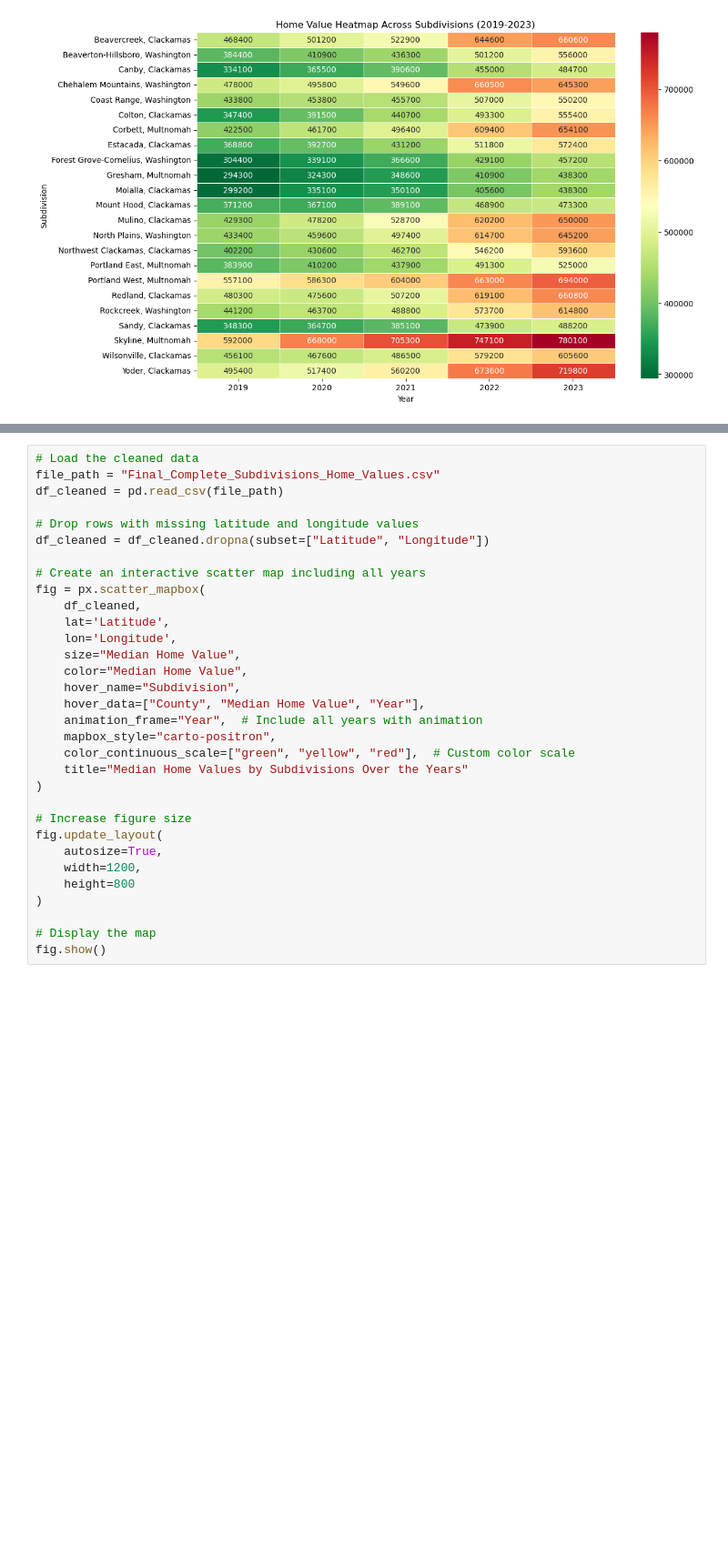
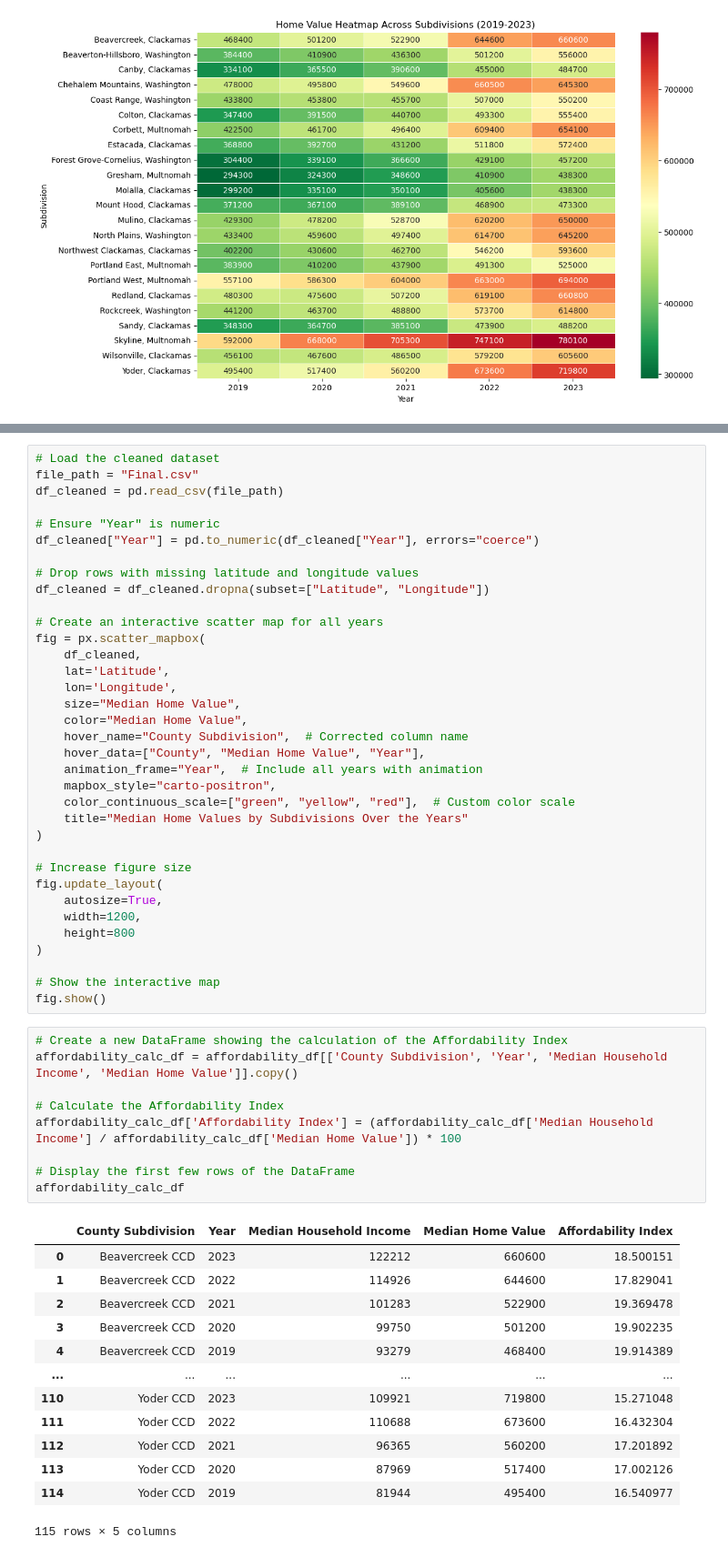
Before and after one commit to Tserrof7/Portland-Housing-Prices-Affordability-Project, a Jupyter notebook: Project.ipynb, the cells around one changed output, grey strips where cells are left out. Shown at 91% size. Drawn from its saved outputs; the diff is of its cells as text; blank space fills up the shorter version.

```diff
--- a/Project.ipynb
+++ b/Project.ipynb
@@ -243,20 +251,23 @@ fig.update_layout(
 fig.show()
 # %%
-# Load the cleaned data
-file_path = "Final_Complete_Subdivisions_Home_Values.csv"
+# Load the cleaned dataset
+file_path = "Final.csv"
 df_cleaned = pd.read_csv(file_path)
+
+# Ensure "Year" is numeric
+df_cleaned["Year"] = pd.to_numeric(df_cleaned["Year"], errors="coerce")
 
 # Drop rows with missing latitude and longitude values
 df_cleaned = df_cleaned.dropna(subset=["Latitude", "Longitude"])
 
-# Create an interactive scatter map including all years
+# Create an interactive scatter map for all years
 fig = px.scatter_mapbox(
     df_cleaned,
     lat='Latitude',
     lon='Longitude',
     size="Median Home Value",
     color="Median Home Value",
-    hover_name="Subdivision",
+    hover_name="County Subdivision",  # Corrected column name
     hover_data=["County", "Median Home Value", "Year"],
     animation_frame="Year",  # Include all years with animation
     mapbox_style="carto-positron",
@@ -271,5 +282,28 @@ fig.update_layout(
     height=800
 )
 
-# Display the map
+# Show the interactive map
 fig.show()
+# %%
+# Create a new DataFrame showing the calculation of the Affordability Index
+affordability_calc_df = affordability_df[['County Subdivision', 'Year', 'Median Household Income', 'Median Home Value']].copy()
+
+# Calculate the Affordability Index
+affordability_calc_df['Affordability Index'] = (affordability_calc_df['Median Household Income'] / affordability_calc_df['Median Home Value']) * 100
+
+# Display the first few rows of the DataFrame
+affordability_calc_df
+# %% [output]
+|  | County Subdivision | Year | Median Household Income | Median Home Value | Affordability Index |
+| 0 | Beavercreek CCD | 2023 | 122212 | 660600 | 18.500151 |
+| 1 | Beavercreek CCD | 2022 | 114926 | 644600 | 17.829041 |
+| 2 | Beavercreek CCD | 2021 | 101283 | 522900 | 19.369478 |
+| 3 | Beavercreek CCD | 2020 | 99750 | 501200 | 19.902235 |
+| 4 | Beavercreek CCD | 2019 | 93279 | 468400 | 19.914389 |
+| ... | ... | ... | ... | ... | ... |
+| 110 | Yoder CCD | 2023 | 109921 | 719800 | 15.271048 |
+| 111 | Yoder CCD | 2022 | 110688 | 673600 | 16.432304 |
+| 112 | Yoder CCD | 2021 | 96365 | 560200 | 17.201892 |
+| 113 | Yoder CCD | 2020 | 87969 | 517400 | 17.002126 |
+| 114 | Yoder CCD | 2019 | 81944 | 495400 | 16.540977 |
+115 rows × 5 columns
```
Also changed, not shown: parts of 5 cells of this notebook, 5 other files.
